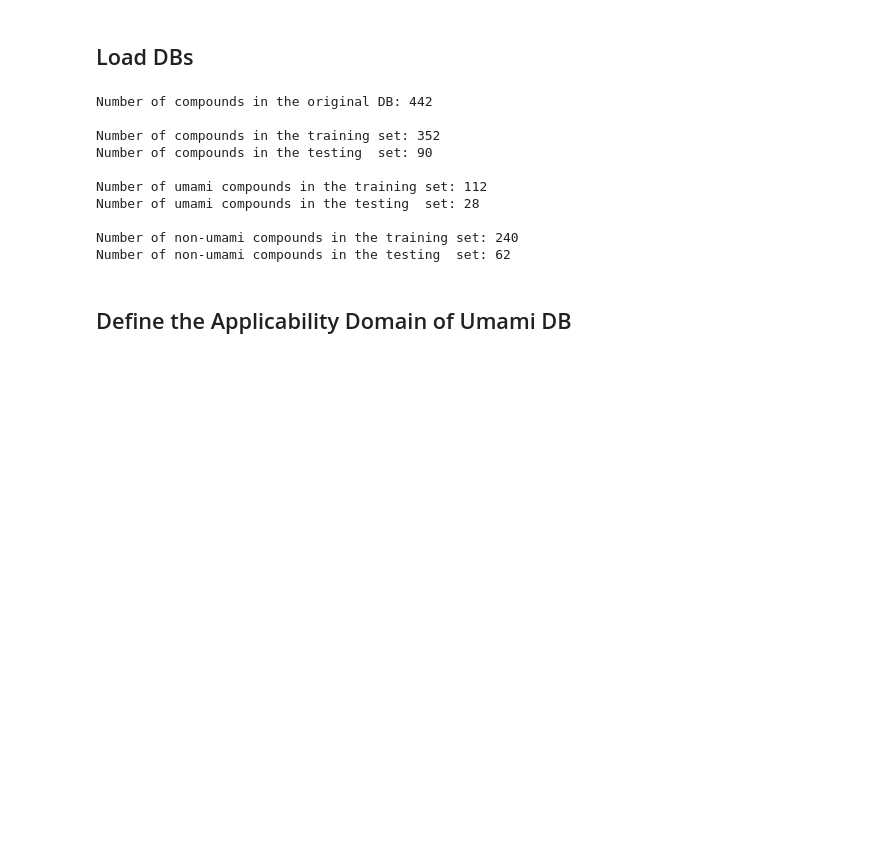
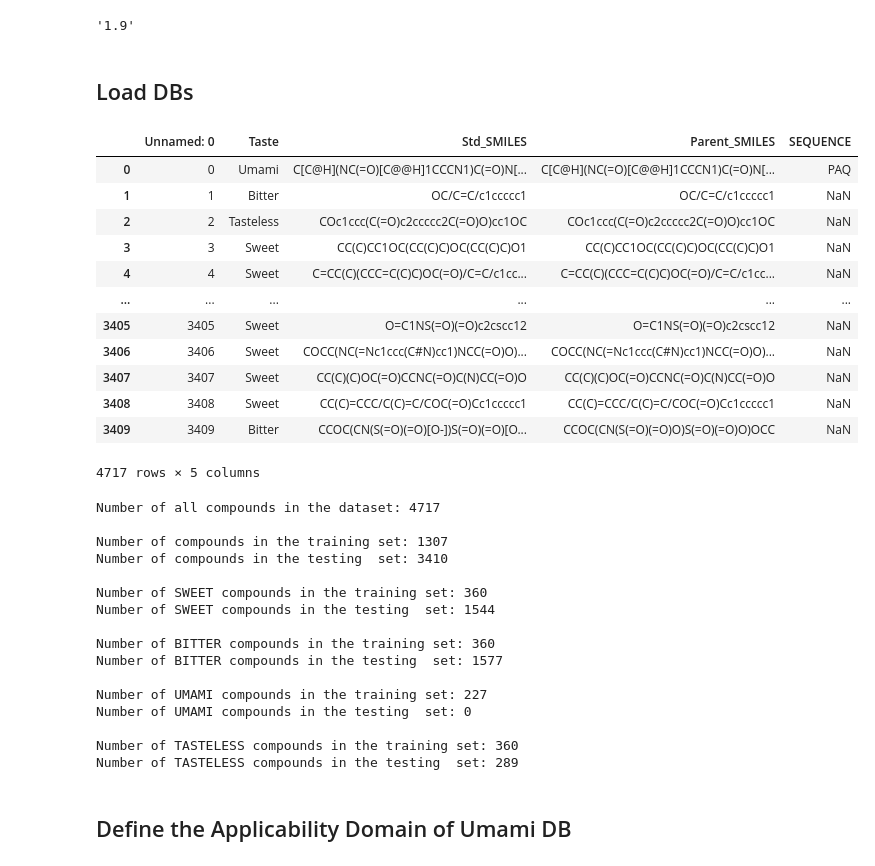
Before and after one commit to lorenzopallante/VirtuousMultiTaste, a Jupyter notebook: notebook/ApplicabilityDonain.ipynb, the cells around one changed output. Cells and saved outputs as stored; diff of their text form; code cells hidden in the pictures; blank space fills up the shorter version.

```diff
--- a/notebook/ApplicabilityDonain.ipynb
+++ b/notebook/ApplicabilityDonain.ipynb
@@ -19,5 +16,9 @@ cwd = os.getcwd()
 # %%
 # define paths
 notebook_path = os.path.realpath(os.getcwd())
+root_dir_path = os.path.dirname(notebook_path)
+code_path = root_dir_path + os.sep + "VirtuousMultiTaste" + os.sep
+src_path = code_path + os.sep + "src" + os.sep
+data_path = root_dir_path + os.sep + "data" + os.sep
 # %%
 # import Virtuous Library
@@ -25,33 +26,61 @@ sys.path.append
 import Virtuous
+# %%
+Virtuous.__version__
+# %% [output]
+'1.9'
 # %% [markdown]
 ## Load DBs
 # %%
 # path to the file in the Dropbox folder
-Dropbox = "/home/lorenzo/DropboxPolito/VIRTUOUS_SCRATCH/"
-umami_DB_file    = Dropbox + "data/02-Descriptors/UmamiDB/DB_umami_raw.csv"
-umami_train_file = Dropbox + "data/04-VirtuosTools/01-UmamiPredictor/Umami_training_dataset.csv"
-umami_test_file  = Dropbox + "data/04-VirtuosTools/01-UmamiPredictor/Umami_testing_dataset.csv"
+fourTaste_train_file = data_path +  "training_dataset_fourtaste_problem.csv"
+fourTaste_test_file  = data_path +  "testing_dataset_fourtaste_problem.csv"
 # %%
-UmamiDB       = pd.read_csv(umami_DB_file,    sep=";", low_memory=False)
-UmamiDB_train = pd.read_csv(umami_train_file, sep=",", low_memory=False)
-UmamiDB_test  = pd.read_csv(umami_test_file,  sep=",", low_memory=False)
+DB_train = pd.read_csv(fourTaste_train_file, sep="\t", low_memory=False)
+DB_test  = pd.read_csv(fourTaste_test_file,  sep="\t", low_memory=False)
+DB = pd.concat([DB_train, DB_test], axis=0)
+# %%
+DB
+# %% [output]
+|  | Unnamed: 0 | Taste | Std_SMILES | Parent_SMILES | SEQUENCE |
+| 0 | 0 | Umami | C[C@H](NC(=O)[C@@H]1CCCN1)C(=O)N[... | C[C@H](NC(=O)[C@@H]1CCCN1)C(=O)N[... | PAQ |
+| 1 | 1 | Bitter | OC/C=C/c1ccccc1 | OC/C=C/c1ccccc1 | NaN |
+| 2 | 2 | Tasteless | COc1ccc(C(=O)c2ccccc2C(=O)O)cc1OC | COc1ccc(C(=O)c2ccccc2C(=O)O)cc1OC | NaN |
+| 3 | 3 | Sweet | CC(C)CC1OC(CC(C)C)OC(CC(C)C)O1 | CC(C)CC1OC(CC(C)C)OC(CC(C)C)O1 | NaN |
+| 4 | 4 | Sweet | C=CC(C)(CCC=C(C)C)OC(=O)/C=C/c1cc... | C=CC(C)(CCC=C(C)C)OC(=O)/C=C/c1cc... | NaN |
+| ... | ... | ... | ... | ... | ... |
+| 3405 | 3405 | Sweet | O=C1NS(=O)(=O)c2cscc12 | O=C1NS(=O)(=O)c2cscc12 | NaN |
+| 3406 | 3406 | Sweet | COCC(NC(=Nc1ccc(C#N)cc1)NCC(=O)O)... | COCC(NC(=Nc1ccc(C#N)cc1)NCC(=O)O)... | NaN |
+| 3407 | 3407 | Sweet | CC(C)(C)OC(=O)CCNC(=O)C(N)CC(=O)O | CC(C)(C)OC(=O)CCNC(=O)C(N)CC(=O)O | NaN |
+| 3408 | 3408 | Sweet | CC(C)=CCC/C(C)=C/COC(=O)Cc1ccccc1 | CC(C)=CCC/C(C)=C/COC(=O)Cc1ccccc1 | NaN |
+| 3409 | 3409 | Bitter | CCOC(CN(S(=O)(=O)[O-])S(=O)(=O)[O... | CCOC(CN(S(=O)(=O)O)S(=O)(=O)O)OCC | NaN |
+4717 rows × 5 columns
 # %%
-print ("Number of compounds in the original DB: %d" %UmamiDB.shape[0])
-print ("\nNumber of compounds in the training set: %d" %UmamiDB_train.shape[0])
-print ("Number of compounds in the testing  set: %d" %UmamiDB_test.shape[0])
-print ("\nNumber of umami compounds in the training set: %d" %(UmamiDB_train["TASTE"]=="umami").sum())
-print ("Number of umami compounds in the testing  set: %d" %(UmamiDB_test["TASTE"]=="umami").sum())
-print ("\nNumber of non-umami compounds in the training set: %d" %(UmamiDB_train["TASTE"]=="non-umami").sum())
-print ("Number of non-umami compounds in the testing  set: %d" %(UmamiDB_test["TASTE"]=="non-umami").sum())
+print ("Number of all compounds in the dataset: %d" %DB.shape[0])
+print ("\nNumber of compounds in the training set: %d" %DB_train.shape[0])
+print ("Number of compounds in the testing  set: %d" %DB_test.shape[0])
+print ("\nNumber of SWEET compounds in the training set: %d" %(DB_train["Taste"]=="Sweet").sum())
+print ("Number of SWEET compounds in the testing  set: %d" %(DB_test["Taste"]=="Sweet").sum())
+print ("\nNumber of BITTER compounds in the training set: %d" %(DB_train["Taste"]=="Bitter").sum())
+print ("Number of BITTER compounds in the testing  set: %d" %(DB_test["Taste"]=="Bitter").sum())
+print ("\nNumber of UMAMI compounds in the training set: %d" %(DB_train["Taste"]=="Umami").sum())
+print ("Number of UMAMI compounds in the testing  set: %d" %(DB_test["Taste"]=="Umami").sum())
+print ("\nNumber of TASTELESS compounds in the training set: %d" %(DB_train["Taste"]=="Tasteless").sum())
+print ("Number of TASTELESS compounds in the testing  set: %d" %(DB_test["Taste"]=="Tasteless").sum())
 # %% [output]
-Number of compounds in the original DB: 442
+Number of all compounds in the dataset: 4717
 
-Number of compounds in the training set: 352
-Number of compounds in the testing  set: 90
+Number of compounds in the training set: 1307
+Number of compounds in the testing  set: 3410
 
-Number of umami compounds in the training set: 112
-Number of umami compounds in the testing  set: 28
+Number of SWEET compounds in the training set: 360
+Number of SWEET compounds in the testing  set: 1544
 
-Number of non-umami compounds in the training set: 240
-Number of non-umami compounds in the testing  set: 62
+Number of BITTER compounds in the training set: 360
+Number of BITTER compounds in the testing  set: 1577
+
+Number of UMAMI compounds in the training set: 227
+Number of UMAMI compounds in the testing  set: 0
+
+Number of TASTELESS compounds in the training set: 360
+Number of TASTELESS compounds in the testing  set: 289
 # %%
```
Also changed, not shown: parts of 14 cells of this notebook.
